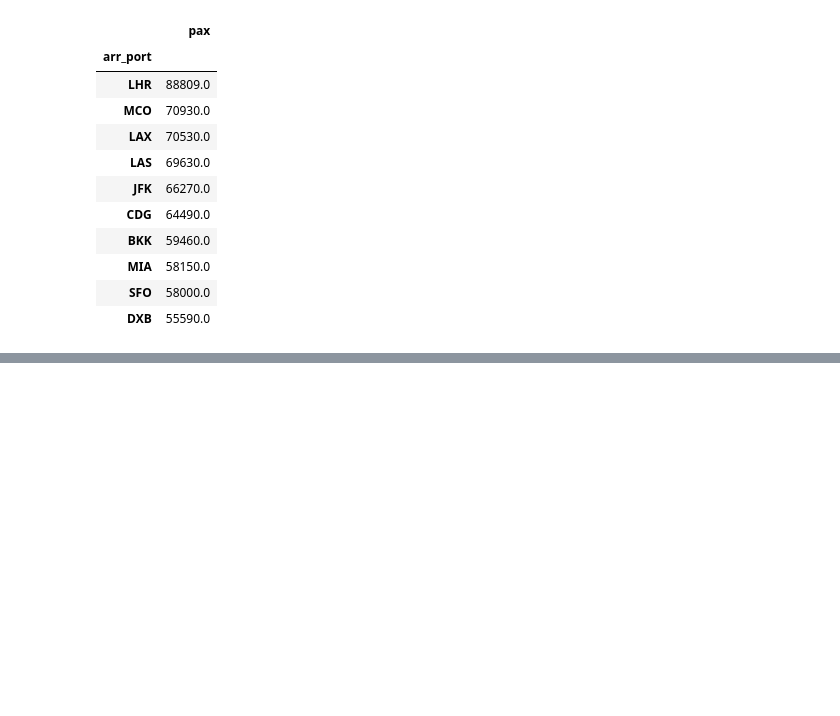
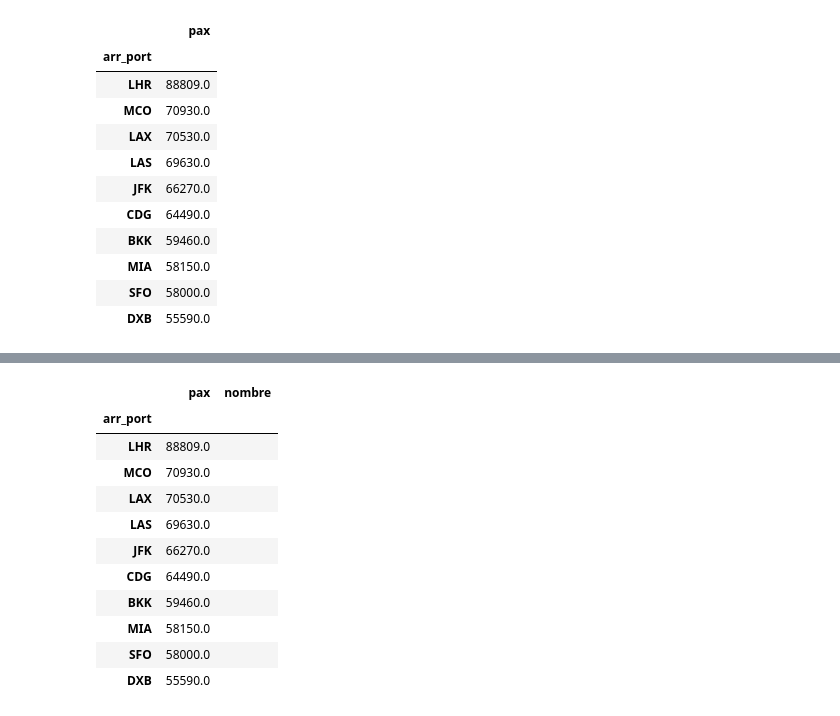
Before and after one commit to macomino/amadeuschallenge, a Jupyter notebook: Amadeus_challenge.ipynb, the cells around one changed output, grey strips where cells are left out. Drawn from its saved outputs; the diff is of its cells as text; code cells hidden in the pictures; blank space fills up the shorter version.

```diff
--- a/Amadeus_challenge.ipynb
+++ b/Amadeus_challenge.ipynb
@@ -392,0 +453,15 @@ total
+# %%
+total
+# %% [output]
+|  | pax | nombre |
+| arr_port |  |  |
+| LHR | 88809.0 |  |
+| MCO | 70930.0 |  |
+| LAX | 70530.0 |  |
+| LAS | 69630.0 |  |
+| JFK | 66270.0 |  |
+| CDG | 64490.0 |  |
+| BKK | 59460.0 |  |
+| MIA | 58150.0 |  |
+| SFO | 58000.0 |  |
+| DXB | 55590.0 |  |
```
Also changed, not shown: parts of 21 cells of this notebook.
